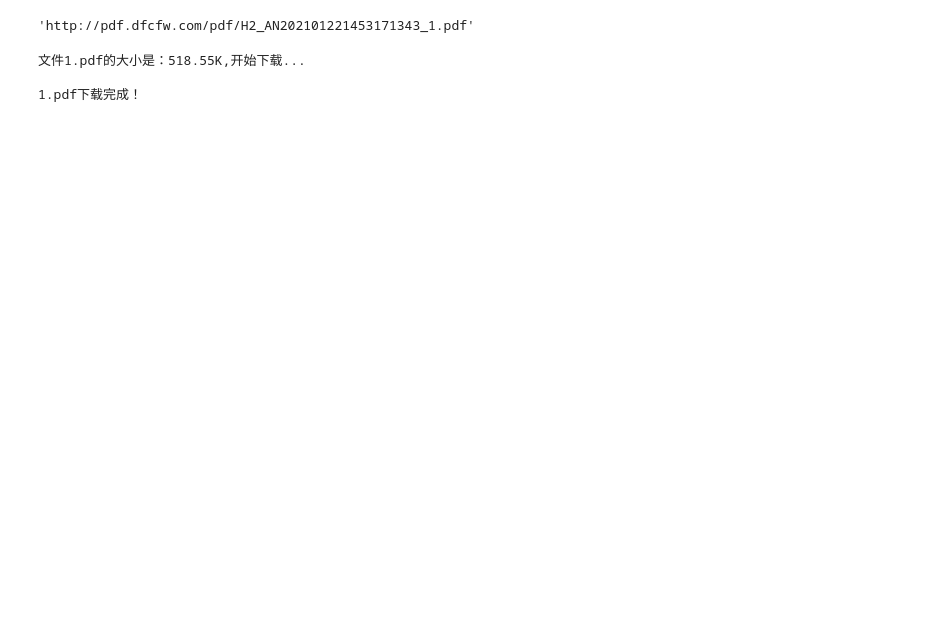
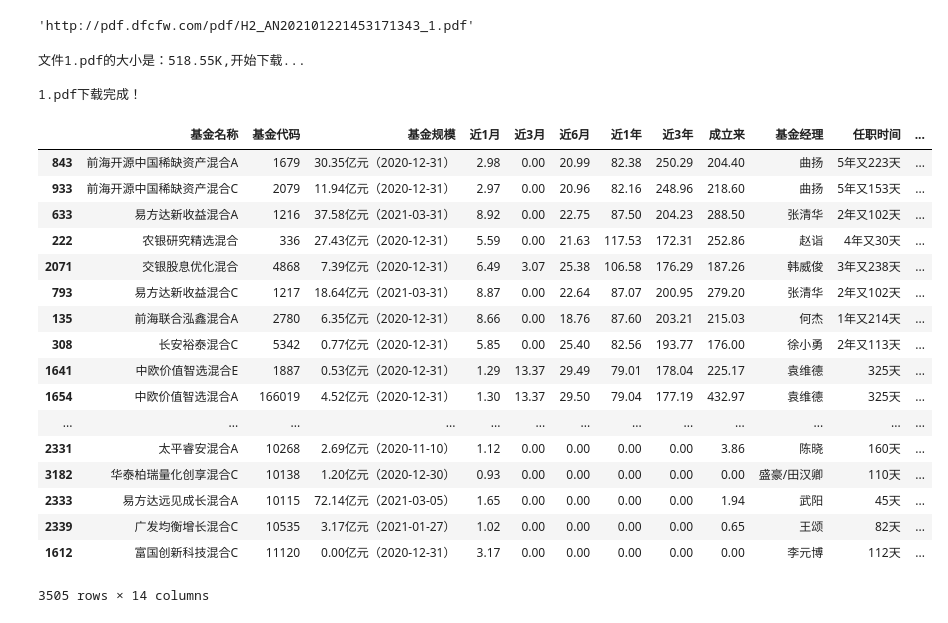
Before and after one commit to boat2012/python_exec, a Jupyter notebook: fund_report.ipynb, the cells around one changed output. Cells and saved outputs as stored; diff of their text form; code cells hidden in the pictures; blank space fills up the shorter version.

```diff
--- a/fund_report.ipynb
+++ b/fund_report.ipynb
@@ -11,0 +100,11 @@ print(“b*a的值为”,a*b)
+# %%
+def check_fund(fundcode):  # 看看基金是否有一季报
+    url = "http://fundf10.eastmoney.com/jjgg_%s_3.html" % fundcode
+    browser.get(url)
+    #soup = bs(browser.page_source, "html.parser")
+    target = browser.find_elements_by_xpath("//td/a[contains(text(),'2021年第1季度报告')]")  #找出含有季度报告的数据 表格里的A
+    if len(target)>0:
+        print(fundcode)
+# %%
+for i in fund_list:
+    check_fund(i)
@@ -103,3 +188,37 @@ downloadFILE_old("http://pdf.dfcfw.com/pdf/H2_AN202101221453171343_1.pdf","1.pdf
 文件1.pdf的大小是：518.55K,开始下载...
 
 1.pdf下载完成！
+# %%
+# 2021年4月20日
+# 在使用fundcrawler.py生成相应的文件后，读取相应的基金文件进行排序
+def p(x):
+    if "-" in x:
+        return 0
+    else:
+        return float(x.strip("%"))
+df = pd.read_csv("FundCrawler/results/混合型.csv",engine="python")
+for i in ["近1月","近3月","近6月","近1年","近3年","成立来"]:
+    df[i]=df[i].map(p)
+# %%
+df["bj"]=df["近3月"]+df["近6月"]+df["近1年"]+df["近3年"]
+# %%
+df.sort_values(by="bj",ascending=False)
+# %% [output]
+|  | 基金名称 | 基金代码 | 基金规模 | 近1月 | 近3月 | 近6月 | 近1年 | 近3年 | 成立来 | 基金经理 | 任职时间 | ... |
+| 843 | 前海开源中国稀缺资产混合A | 1679 | 30.35亿元（2020-12-31） | 2.98 | 0.00 | 20.99 | 82.38 | 250.29 | 204.40 | 曲扬 | 5年又223天 | ... |
+| 933 | 前海开源中国稀缺资产混合C | 2079 | 11.94亿元（2020-12-31） | 2.97 | 0.00 | 20.96 | 82.16 | 248.96 | 218.60 | 曲扬 | 5年又153天 | ... |
+| 633 | 易方达新收益混合A | 1216 | 37.58亿元（2021-03-31） | 8.92 | 0.00 | 22.75 | 87.50 | 204.23 | 288.50 | 张清华 | 2年又102天 | ... |
+| 222 | 农银研究精选混合 | 336 | 27.43亿元（2020-12-31） | 5.59 | 0.00 | 21.63 | 117.53 | 172.31 | 252.86 | 赵诣 | 4年又30天 | ... |
+| 2071 | 交银股息优化混合 | 4868 | 7.39亿元（2020-12-31） | 6.49 | 3.07 | 25.38 | 106.58 | 176.29 | 187.26 | 韩威俊 | 3年又238天 | ... |
+| 793 | 易方达新收益混合C | 1217 | 18.64亿元（2021-03-31） | 8.87 | 0.00 | 22.64 | 87.07 | 200.95 | 279.20 | 张清华 | 2年又102天 | ... |
+| 135 | 前海联合泓鑫混合A | 2780 | 6.35亿元（2020-12-31） | 8.66 | 0.00 | 18.76 | 87.60 | 203.21 | 215.03 | 何杰 | 1年又214天 | ... |
+| 308 | 长安裕泰混合C | 5342 | 0.77亿元（2020-12-31） | 5.85 | 0.00 | 25.40 | 82.56 | 193.77 | 176.00 | 徐小勇 | 2年又113天 | ... |
+| 1641 | 中欧价值智选混合E | 1887 | 0.53亿元（2020-12-31） | 1.29 | 13.37 | 29.49 | 79.01 | 178.04 | 225.17 | 袁维德 | 325天 | ... |
+| 1654 | 中欧价值智选混合A | 166019 | 4.52亿元（2020-12-31） | 1.30 | 13.37 | 29.50 | 79.04 | 177.19 | 432.97 | 袁维德 | 325天 | ... |
+| ... | ... | ... | ... | ... | ... | ... | ... | ... | ... | ... | ... | ... |
+| 2331 | 太平睿安混合A | 10268 | 2.69亿元（2020-11-10） | 1.12 | 0.00 | 0.00 | 0.00 | 0.00 | 3.86 | 陈晓 | 160天 | ... |
+| 3182 | 华泰柏瑞量化创享混合C | 10138 | 1.20亿元（2020-12-30） | 0.93 | 0.00 | 0.00 | 0.00 | 0.00 | 0.00 | 盛豪/田汉卿 | 110天 | ... |
+| 2333 | 易方达远见成长混合A | 10115 | 72.14亿元（2021-03-05） | 1.65 | 0.00 | 0.00 | 0.00 | 0.00 | 1.94 | 武阳 | 45天 | ... |
+| 2339 | 广发均衡增长混合C | 10535 | 3.17亿元（2021-01-27） | 1.02 | 0.00 | 0.00 | 0.00 | 0.00 | 0.65 | 王颂 | 82天 | ... |
+| 1612 | 富国创新科技混合C | 11120 | 0.00亿元（2020-12-31） | 3.17 | 0.00 | 0.00 | 0.00 | 0.00 | 0.00 | 李元博 | 112天 | ... |
+3505 rows × 14 columns
```
Also changed, not shown: parts of 25 cells of this notebook.
